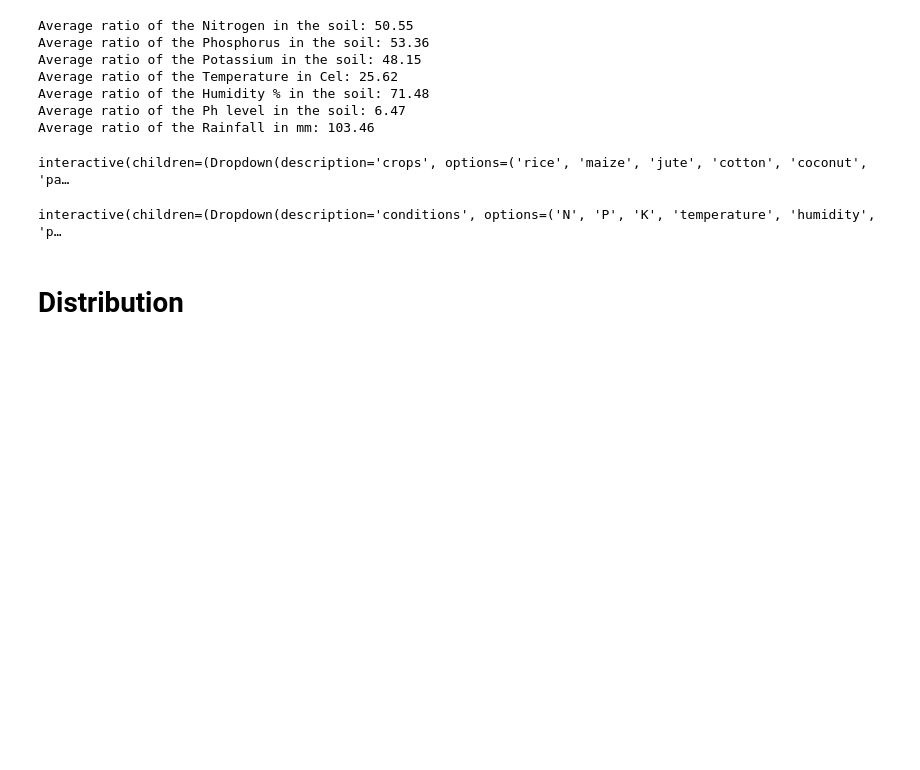
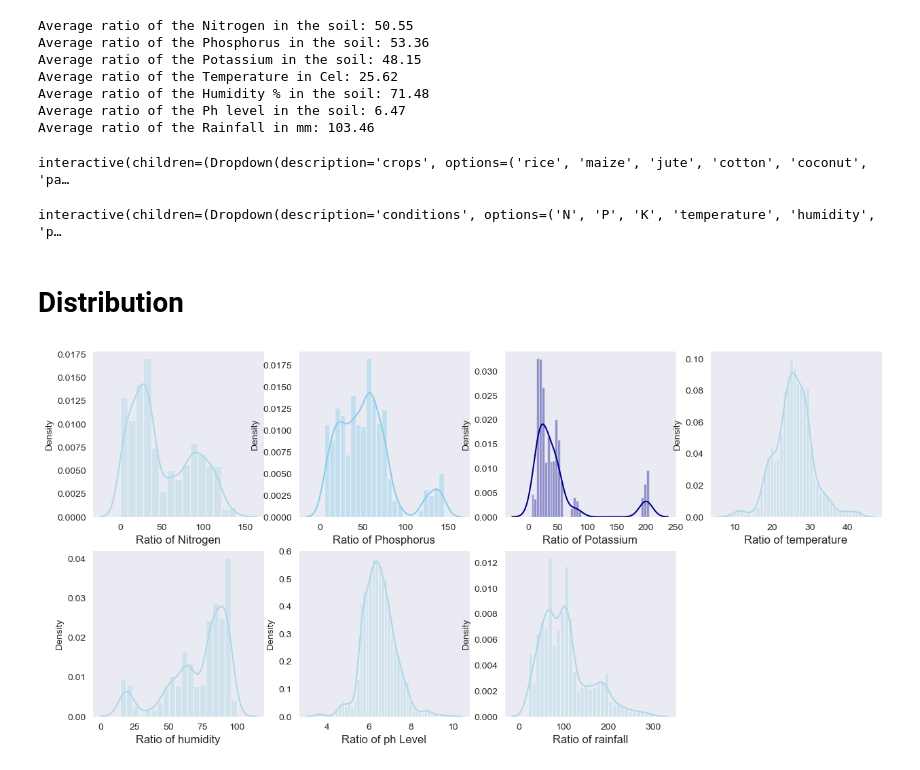
Before and after one commit to shobian/Agriculture-Production-Optimization_ML_Engine, a Jupyter notebook: Agriculture Production Optimization Engine .ipynb, the cells around one changed output. Cells and saved outputs as stored; diff of their text form; code cells hidden in the pictures; blank space fills up the shorter version.

```diff
--- a/Agriculture Production Optimization Engine .ipynb
+++ b/Agriculture Production Optimization Engine .ipynb
@@ -140,3 +140,45 @@ def compare(conditions = ["N", "P", "K", "temperature", "humidity", "ph", "rainf
 interactive(children=(Dropdown(description='conditions', options=('N', 'P', 'K', 'temperature', 'humidity', 'p…
 # %% [markdown]
 # Distribution
+# %%
+#checking the distribution of Agricultural Conditions
+
+plt.rcParams['figure.figsize'] = (15, 7)
+
+plt.subplot(2, 4, 1)
+sns.distplot(data['N'],color="lightblue")
+plt.xlabel("Ratio of Nitrogen",fontsize = 12)
+plt.grid()
+
+
+plt.subplot(2, 4, 2)
+sns.distplot(data['P'],color="skyblue")
+plt.xlabel("Ratio of Phosphorus",fontsize = 12)
+plt.grid()
+
+plt.subplot(2,4, 3)
+sns.distplot(data['K'],color="darkblue")
+plt.xlabel("Ratio of Potassium",fontsize = 12)
+plt.grid()
+
+plt.subplot(2, 4, 4)
+sns.distplot(data['temperature'],color="lightblue")
+plt.xlabel("Ratio of temperature",fontsize = 12)
+plt.grid()
+
+plt.subplot(2, 4, 5)
+sns.distplot(data['humidity'],color="lightblue")
+plt.xlabel("Ratio of humidity",fontsize = 12)
+plt.grid()
+
+plt.subplot(2, 4, 6)
+sns.distplot(data['ph'],color="lightblue")
+plt.xlabel("Ratio of ph Level",fontsize = 12)
+plt.grid()
+
+plt.subplot(2, 4, 7)
+sns.distplot(data['rainfall'],color="lightblue")
+plt.xlabel("Ratio of rainfall",fontsize = 12)
+plt.grid()
+# %% [output]
+[figure, added]
```
Also changed, not shown: parts of 13 cells of this notebook.
